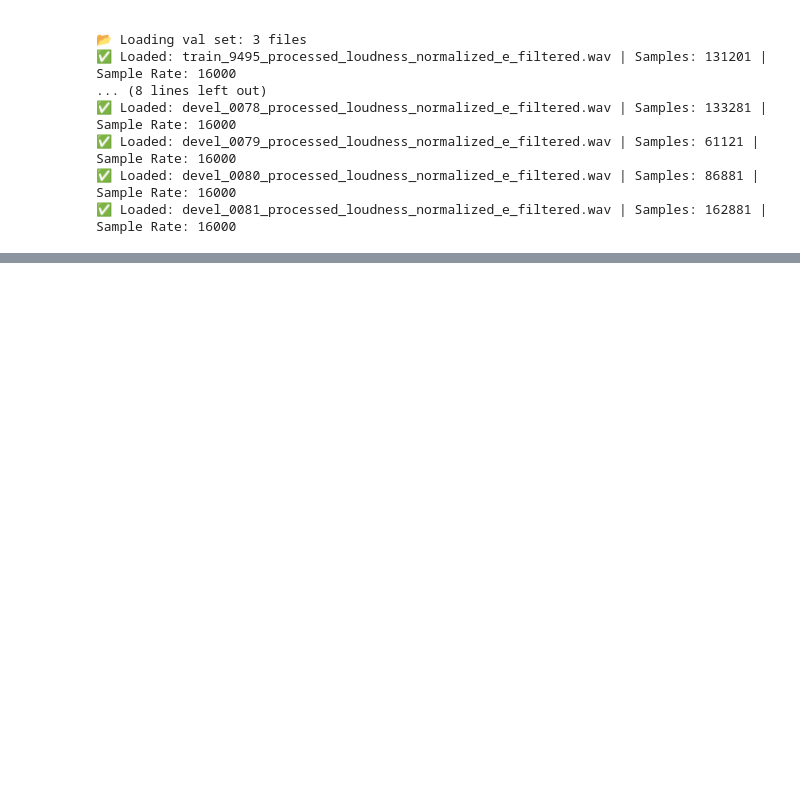
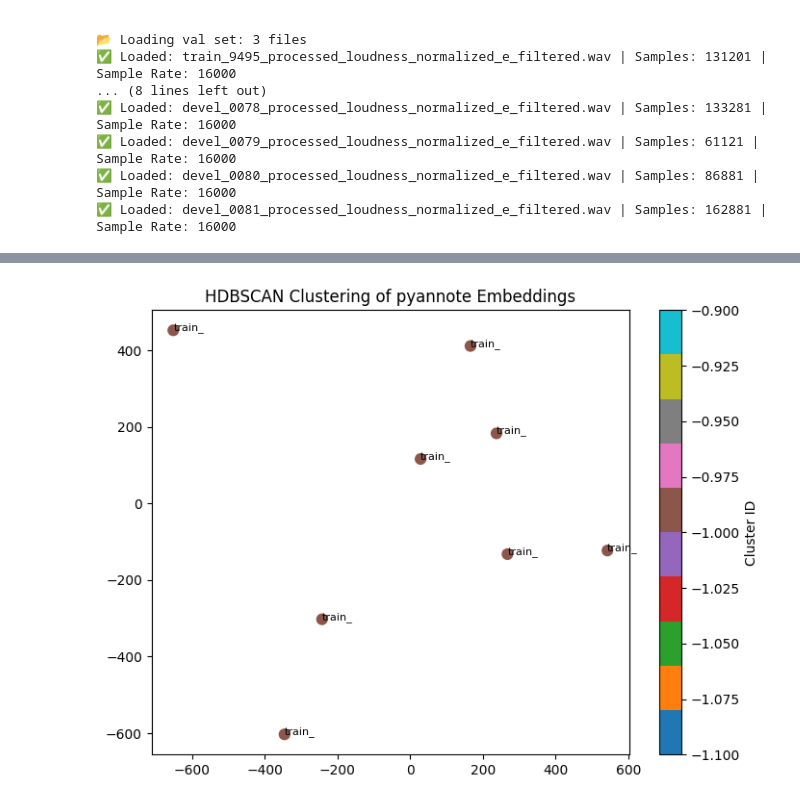
Before and after one commit to tianmalu/AI4Health, a Jupyter notebook: data_processing.ipynb, the cells around one changed output, grey strips where cells are left out. Cells and saved outputs as stored; diff of their text form; code cells hidden in the pictures; blank space fills up the shorter version.

```diff
--- a/data_processing.ipynb
+++ b/data_processing.ipynb
@@ -631,0 +751,15 @@ for split in data_split:
+# %%
+from sklearn.decomposition import PCA
+import matplotlib.pyplot as plt
+
+X_2d = PCA(n_components=2).fit_transform(X)
+
+plt.figure(figsize=(8,6))
+plt.scatter(X_2d[:, 0], X_2d[:, 1], c=labels, cmap='tab10', s=60)
+for i, fname in enumerate(file_list):
+    plt.text(X_2d[i, 0], X_2d[i, 1], fname[:6], fontsize=8)
+plt.title("HDBSCAN Clustering of pyannote Embeddings")
+plt.colorbar(label='Cluster ID')
+plt.show()
+# %% [output]
+[figure, added]
```
Also changed, not shown: parts of 16 cells of this notebook, 1 other file.
